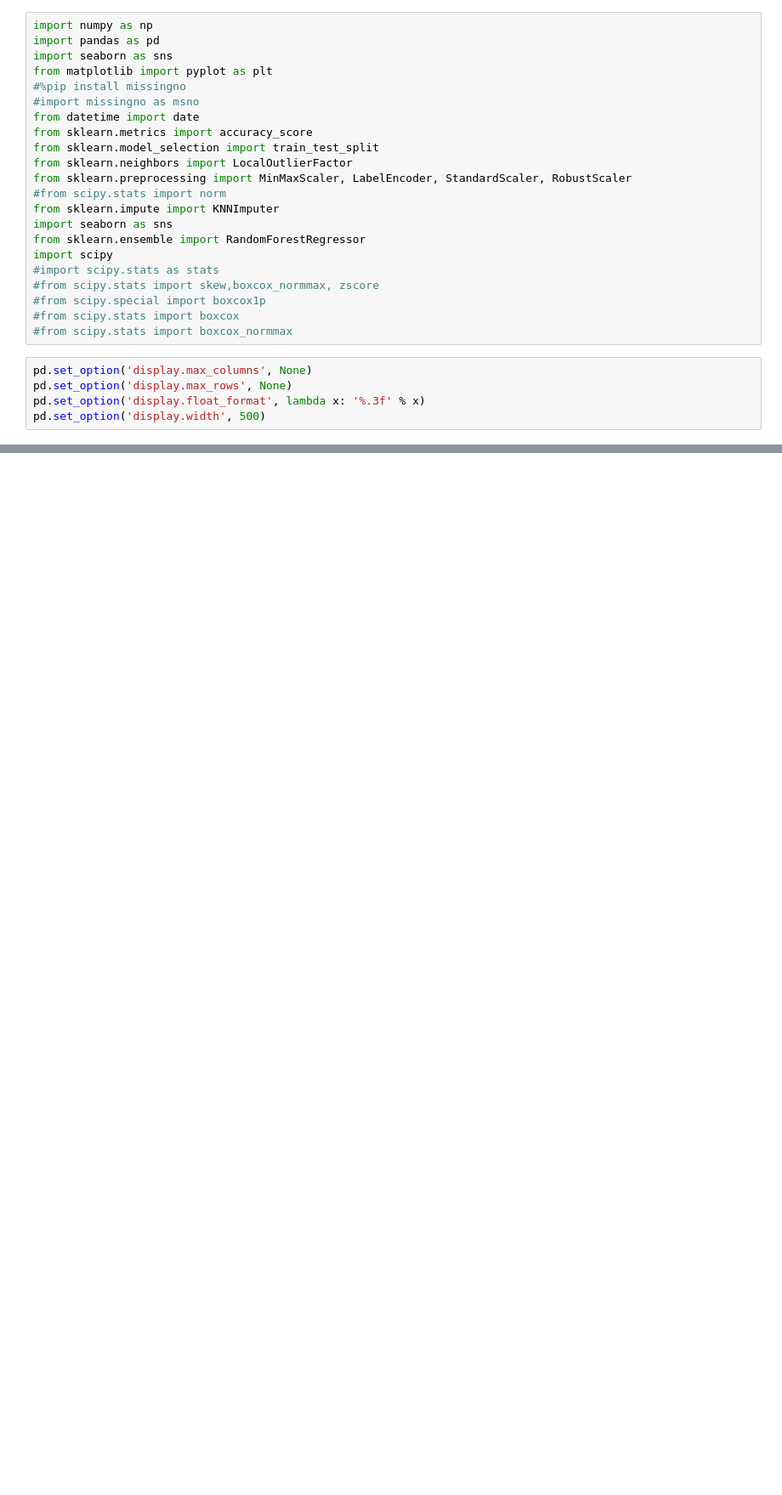
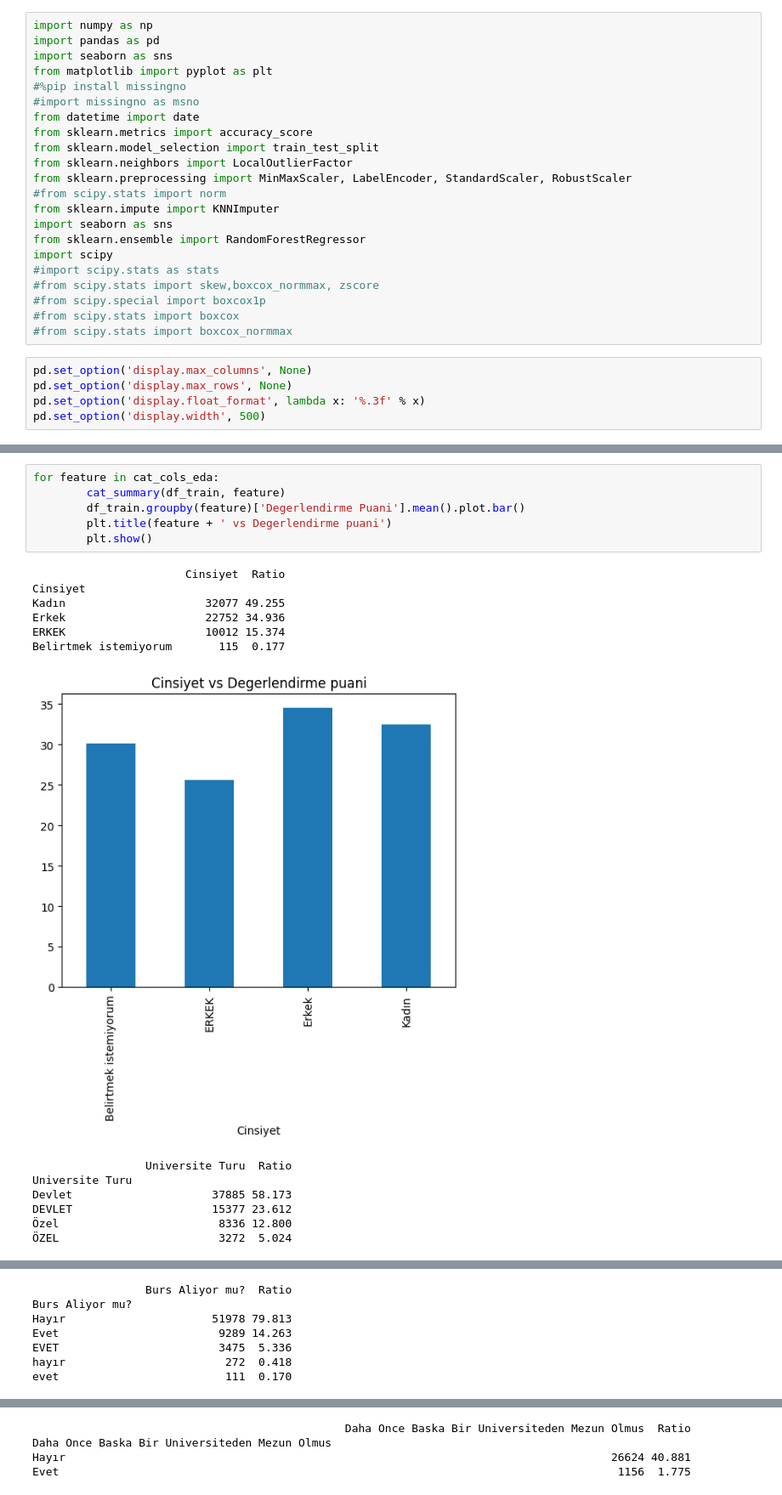
Before and after one commit to Ghostdevc/datathon2024, a Jupyter notebook: research/research.ipynb, the cells around one changed output, grey strips where cells are left out. Shown: that part at 85% size. Drawn from its saved outputs; the diff is of its cells as text; blank space fills up the shorter version.

```diff
--- a/research/research.ipynb
+++ b/research/research.ipynb
@@ -104,0 +292,20 @@ plt.show()
+# %%
+for feature in cat_cols_eda:
+        cat_summary(df_train, feature)
+        df_train.groupby(feature)['Degerlendirme Puani'].mean().plot.bar()
+        plt.title(feature + ' vs Degerlendirme puani')
+        plt.show()
+# %% [output]
+                       Cinsiyet  Ratio
+Cinsiyet
+Kadın                     32077 49.255
+Erkek                     22752 34.936
+ERKEK                     10012 15.374
+Belirtmek istemiyorum       115  0.177
+[figure, added]
+                 Universite Turu  Ratio
+Universite Turu
+Devlet                     37885 58.173
+DEVLET                     15377 23.612
+Özel                        8336 12.800
+ÖZEL                        3272  5.024
@@ -104,0 +313,7 @@ plt.show()
+                 Burs Aliyor mu?  Ratio
+Burs Aliyor mu?
+Hayır                      51978 79.813
+Evet                        9289 14.263
+EVET                        3475  5.336
+hayır                        272  0.418
+evet                         111  0.170
@@ -104,0 +354,4 @@ plt.show()
+                                               Daha Once Baska Bir Universiteden Mezun Olmus  Ratio
+Daha Once Baska Bir Universiteden Mezun Olmus
+Hayır                                                                                  26624 40.881
+Evet                                                                                    1156  1.775
```
Also changed, not shown: parts of 11 cells of this notebook.
